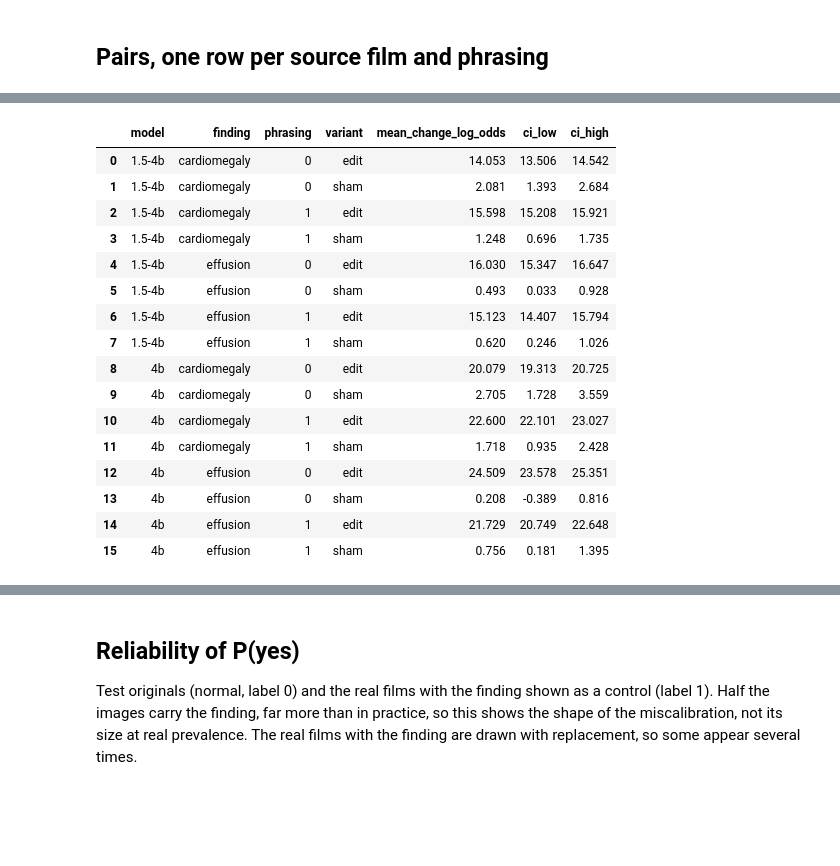
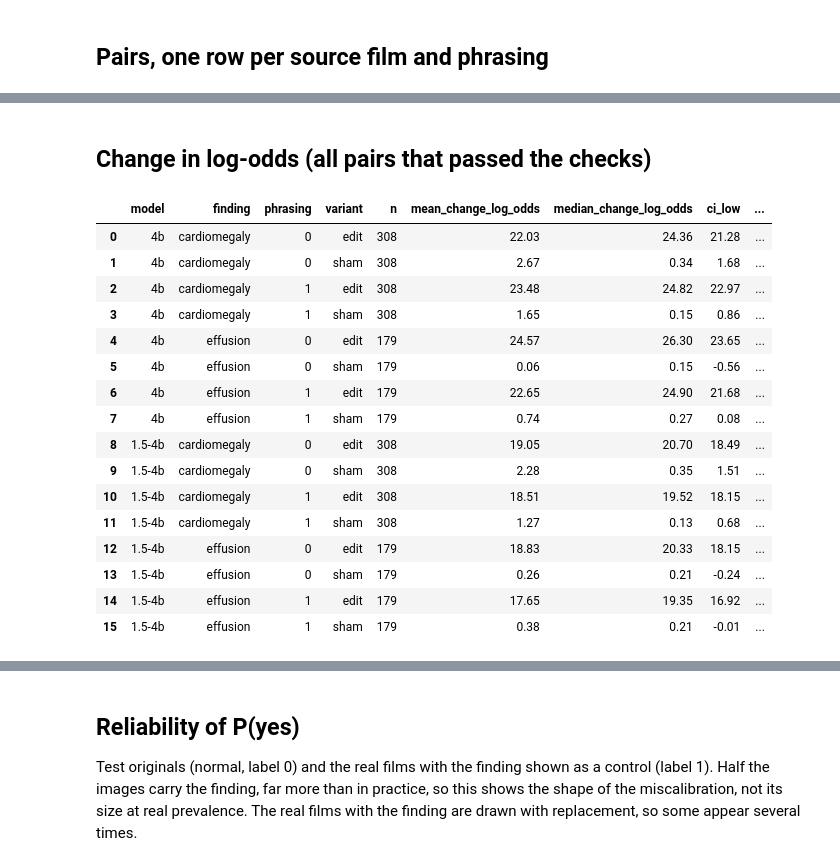
Before and after one commit to m871-akram/cxr-grounding, a Jupyter notebook: notebooks/03_audit.ipynb, the cells around one changed output, grey strips where cells are left out. Drawn from its saved outputs; the diff is of its cells as text; code cells hidden in the pictures; blank space fills up the shorter version.

```diff
--- a/notebooks/03_audit.ipynb
+++ b/notebooks/03_audit.ipynb
@@ -68,29 +93,0 @@ MedGemma 4b: cardiomegaly: 308 valid pairs of 380, effusion: 179 valid pairs of
-# %%
-def patient_ci(d, stat, n_boot=1000, seed=0):
-    """95% bootstrap CI of stat(d), resampling patients."""
-    groups = [g.index.to_numpy() for _, g in d.groupby("patient_id")]
-    rng = np.random.default_rng(seed)
-    boots = [stat(d.loc[np.concatenate([groups[i] for i in rng.integers(len(groups), size=len(groups))])])
-             for _ in range(n_boot)]
-    return np.percentile(boots, [2.5, 97.5])
-
-def flip_table(m):
-    rows = []
-    for (finding, phrasing), g in wide[m][wide[m]["valid"]].groupby(["finding", "phrasing"]):
-        for subset, d in [("all", g), ("yes/no answers only", g[g["clean"]])]:
-            for rule, thr in [("Youden", d["threshold"]), ("0.5", 0.5)]:
-                e = d[d["original"] < thr].reset_index(drop=True)
-                t = thr if rule == "0.5" else e["threshold"]
-                if len(e) == 0:
-                    continue
-                flip = lambda x, col: ((x[col] > (0.5 if rule == "0.5" else x["threshold"])).mean())
-                lo, hi = patient_ci(e, lambda x: flip(x, "edit"))
-                rows.append({"model": m, "finding": finding, "phrasing": phrasing, "subset": subset,
-                             "threshold": rule, "n_eligible": len(e),
-                             "flip_edit": flip(e, "edit"), "ci_low": lo, "ci_high": hi,
-                             "flip_sham": flip(e, "sham")})
-    return pd.DataFrame(rows).round(3)
-
-flips = pd.concat([flip_table(m) for m in models], ignore_index=True)
-flips.to_csv(ROOT / "results" / "audit_flips.csv", index=False)
-flips
@@ -115,33 +182,34 @@ flips
+# %% [markdown]
+## Change in log-odds (all pairs that passed the checks)
 # %%
-logit = lambda p: np.log(np.clip(p, 1e-6, 1 - 1e-6) / (1 - np.clip(p, 1e-6, 1 - 1e-6)))
 rows = []
 for m in models:
     for (finding, phrasing), g in wide[m][wide[m]["valid"]].groupby(["finding", "phrasing"]):
-        g = g.reset_index(drop=True)
         for variant in ["edit", "sham"]:
-            delta = lambda x: (logit(x[variant]) - logit(x["original"])).mean()
+            delta = lambda x: (x[variant] - x["original"]).mean()
             lo, hi = patient_ci(g, delta)
-            rows.append({"model": m, "finding": finding, "phrasing": phrasing, "variant": variant,
-                         "mean_change_log_odds": delta(g), "ci_low": lo, "ci_high": hi})
-log_odds = pd.DataFrame(rows).round(3)
-log_odds.to_csv(ROOT / "results" / "audit_log_odds.csv", index=False)
-log_odds
+            rows.append({"model": m, "finding": finding, "phrasing": phrasing, "variant": variant, "n": len(g),
+                         "mean_change_log_odds": delta(g), "median_change_log_odds": (g[variant] - g["original"]).median(),
+                         "ci_low": lo, "ci_high": hi})
+log_odds = pd.DataFrame(rows)
+log_odds.to_csv(R / "audit_log_odds.csv", index=False)
+log_odds.round(2)
 # %% [output]
-|  | model | finding | phrasing | variant | mean_change_log_odds | ci_low | ci_high |
-| 0 | 1.5-4b | cardiomegaly | 0 | edit | 14.053 | 13.506 | 14.542 |
-| 1 | 1.5-4b | cardiomegaly | 0 | sham | 2.081 | 1.393 | 2.684 |
-| 2 | 1.5-4b | cardiomegaly | 1 | edit | 15.598 | 15.208 | 15.921 |
-| 3 | 1.5-4b | cardiomegaly | 1 | sham | 1.248 | 0.696 | 1.735 |
-| 4 | 1.5-4b | effusion | 0 | edit | 16.030 | 15.347 | 16.647 |
-| 5 | 1.5-4b | effusion | 0 | sham | 0.493 | 0.033 | 0.928 |
-| 6 | 1.5-4b | effusion | 1 | edit | 15.123 | 14.407 | 15.794 |
-| 7 | 1.5-4b | effusion | 1 | sham | 0.620 | 0.246 | 1.026 |
-| 8 | 4b | cardiomegaly | 0 | edit | 20.079 | 19.313 | 20.725 |
-| 9 | 4b | cardiomegaly | 0 | sham | 2.705 | 1.728 | 3.559 |
-| 10 | 4b | cardiomegaly | 1 | edit | 22.600 | 22.101 | 23.027 |
-| 11 | 4b | cardiomegaly | 1 | sham | 1.718 | 0.935 | 2.428 |
-| 12 | 4b | effusion | 0 | edit | 24.509 | 23.578 | 25.351 |
-| 13 | 4b | effusion | 0 | sham | 0.208 | -0.389 | 0.816 |
-| 14 | 4b | effusion | 1 | edit | 21.729 | 20.749 | 22.648 |
-| 15 | 4b | effusion | 1 | sham | 0.756 | 0.181 | 1.395 |
+|  | model | finding | phrasing | variant | n | mean_change_log_odds | median_change_log_odds | ci_low | ... |
+| 0 | 4b | cardiomegaly | 0 | edit | 308 | 22.03 | 24.36 | 21.28 | ... |
+| 1 | 4b | cardiomegaly | 0 | sham | 308 | 2.67 | 0.34 | 1.68 | ... |
+| 2 | 4b | cardiomegaly | 1 | edit | 308 | 23.48 | 24.82 | 22.97 | ... |
+| 3 | 4b | cardiomegaly | 1 | sham | 308 | 1.65 | 0.15 | 0.86 | ... |
+| 4 | 4b | effusion | 0 | edit | 179 | 24.57 | 26.30 | 23.65 | ... |
+| 5 | 4b | effusion | 0 | sham | 179 | 0.06 | 0.15 | -0.56 | ... |
+| 6 | 4b | effusion | 1 | edit | 179 | 22.65 | 24.90 | 21.68 | ... |
+| 7 | 4b | effusion | 1 | sham | 179 | 0.74 | 0.27 | 0.08 | ... |
+| 8 | 1.5-4b | cardiomegaly | 0 | edit | 308 | 19.05 | 20.70 | 18.49 | ... |
+| 9 | 1.5-4b | cardiomegaly | 0 | sham | 308 | 2.28 | 0.35 | 1.51 | ... |
+| 10 | 1.5-4b | cardiomegaly | 1 | edit | 308 | 18.51 | 19.52 | 18.15 | ... |
+| 11 | 1.5-4b | cardiomegaly | 1 | sham | 308 | 1.27 | 0.13 | 0.68 | ... |
+| 12 | 1.5-4b | effusion | 0 | edit | 179 | 18.83 | 20.33 | 18.15 | ... |
+| 13 | 1.5-4b | effusion | 0 | sham | 179 | 0.26 | 0.21 | -0.24 | ... |
+| 14 | 1.5-4b | effusion | 1 | edit | 179 | 17.65 | 19.35 | 16.92 | ... |
+| 15 | 1.5-4b | effusion | 1 | sham | 179 | 0.38 | 0.21 | -0.01 | ... |
 # %% [markdown]
```
Also changed, not shown: parts of 26 cells of this notebook, 47 other files.
